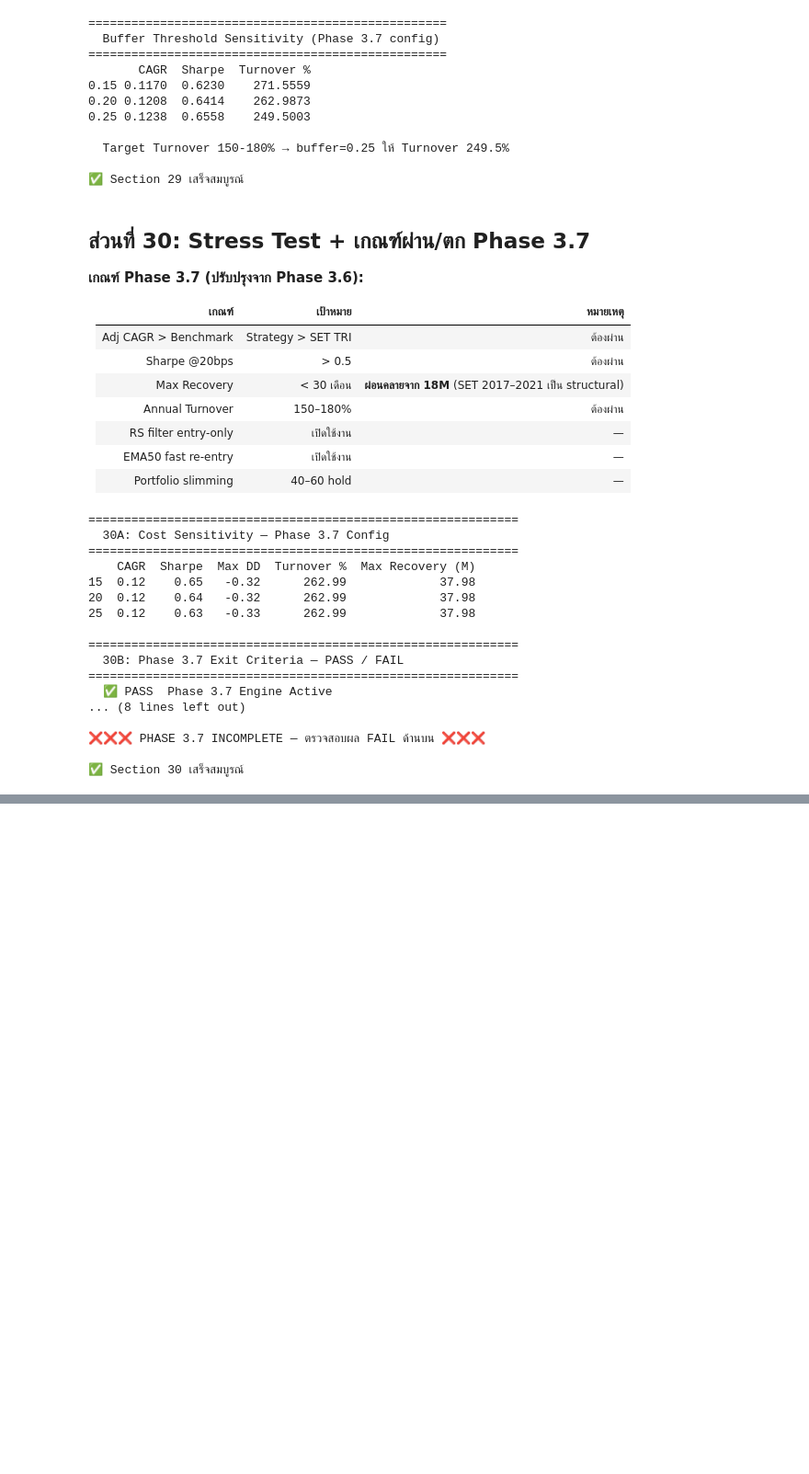
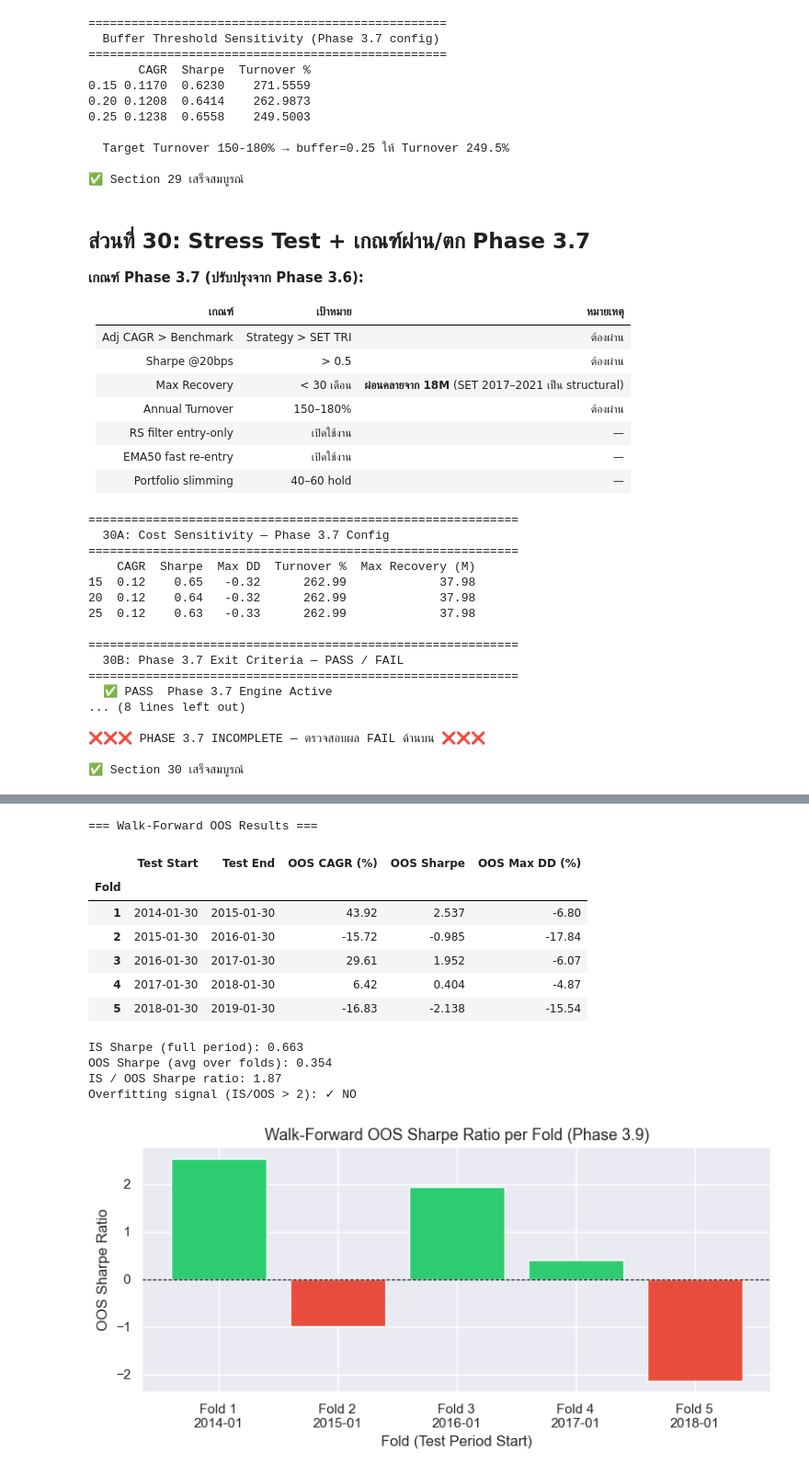
Before and after one commit to lumduan/csm-set, a Jupyter notebook: notebooks/03_backtest_analysis.ipynb, the cells around one changed output, grey strips where cells are left out. Shown at 92% size. Saved outputs shown, nothing was run; the diff lists cells and outputs as text; code cells hidden in the pictures; blank space fills up the shorter version.

```diff
--- a/notebooks/03_backtest_analysis.ipynb
+++ b/notebooks/03_backtest_analysis.ipynb
@@ -2881,0 +2962,77 @@ print('\n✅ Section 30 เสร็จสมบูรณ์')
+# %%
+# Section 33 — Phase 3.9 Walk-Forward OOS Analysis
+if 'feature_panel' not in dir() or feature_panel.empty or prices_wide.empty:
+    print('⚠ DATA NOT AVAILABLE — รัน Section 2 ก่อน')
+else:
+    import matplotlib.pyplot as plt
+    import pandas as pd
+    from csm.research.backtest import BacktestConfig
+    from csm.research.walk_forward import WalkForwardAnalyzer, WalkForwardConfig
+
+    _wf_config = WalkForwardConfig(n_folds=5, test_years=1, min_train_years=5)
+    _wf_bt_config = BacktestConfig(
+        transaction_cost_bps=15.0,
+        n_holdings_min=40,
+        n_holdings_max=60,
+        exit_rank_floor=0.35,
+    )
+    _wf_analyzer = WalkForwardAnalyzer(store_bt)
+
+    try:
+        _wf_result = _wf_analyzer.run(
+            feature_panel, prices_wide, _wf_bt_config, _wf_config,
+            volumes=volumes_wide,
+            index_prices=_index_prices_bt,
+        )
+
+        # Summary table
+        _wf_rows = []
+        for _fold in _wf_result.folds:
+            _wf_rows.append({
+                'Fold': _fold.fold,
+                'Test Start': _fold.test_start,
+                'Test End': _fold.test_end,
+                'OOS CAGR (%)': round(_fold.oos_metrics.get('cagr', float('nan')) * 100, 2),
+                'OOS Sharpe': round(_fold.oos_metrics.get('sharpe', float('nan')), 3),
+                'OOS Max DD (%)': round(_fold.oos_metrics.get('max_drawdown', float('nan')) * 100, 2),
+            })
+        _df_wf = pd.DataFrame(_wf_rows).set_index('Fold')
+
+        print('\n=== Walk-Forward OOS Results ===\n')
+        display(_df_wf)
+
+        print(f'\nIS Sharpe (full period): {_wf_result.is_metrics.get("sharpe", float("nan")):.3f}')
+        print(f'OOS Sharpe (avg over folds): {_wf_result.aggregate_oos_metrics.get("sharpe", float("nan")):.3f}')
+        print(f'IS / OOS Sharpe ratio: {_wf_result.is_vs_oos_sharpe:.2f}')
+        _overfitting_signal = _wf_result.is_vs_oos_sharpe > 2.0
+        print(f'Overfitting signal (IS/OOS > 2): {"⚠ YES" if _overfitting_signal else "✓ NO"}')
+
+        # Bar chart of per-fold OOS Sharpe
+        _fig, _ax = plt.subplots(figsize=(8, 4))
+        _sharpes = [f.oos_metrics.get('sharpe', float('nan')) for f in _wf_result.folds]
+        _colors = ['#e74c3c' if s < 0 else '#2ecc71' for s in _sharpes]
+        _ax.bar([f'Fold {f.fold}\n{f.test_start[:7]}' for f in _wf_result.folds], _sharpes, color=_colors)
+        _ax.axhline(0, color='black', linewidth=0.8, linestyle='--')
+        _ax.set_title('Walk-Forward OOS Sharpe Ratio per Fold (Phase 3.9)', fontsize=13)
+        _ax.set_ylabel('OOS Sharpe Ratio')
+        _ax.set_xlabel('Fold (Test Period Start)')
+        plt.tight_layout()
+        plt.show()
+
+    except Exception as _e:
+        print(f'⚠ Walk-Forward ไม่สามารถรันได้: {_e}')
+        print('  (ข้อมูลอาจไม่เพียงพอสำหรับ 5 fold — ต้องการข้อมูลอย่างน้อย 6 ปี)')
+# %% [output]
+=== Walk-Forward OOS Results ===
+|  | Test Start | Test End | OOS CAGR (%) | OOS Sharpe | OOS Max DD (%) |
+| Fold |  |  |  |  |  |
+| 1 | 2014-01-30 | 2015-01-30 | 43.92 | 2.537 | -6.80 |
+| 2 | 2015-01-30 | 2016-01-30 | -15.72 | -0.985 | -17.84 |
+| 3 | 2016-01-30 | 2017-01-30 | 29.61 | 1.952 | -6.07 |
+| 4 | 2017-01-30 | 2018-01-30 | 6.42 | 0.404 | -4.87 |
+| 5 | 2018-01-30 | 2019-01-30 | -16.83 | -2.138 | -15.54 |
+IS Sharpe (full period): 0.663
+OOS Sharpe (avg over folds): 0.354
+IS / OOS Sharpe ratio: 1.87
+Overfitting signal (IS/OOS > 2): ✓ NO
+[figure, added]
```
Also changed, not shown: parts of 5 cells of this notebook, 8 other files.
